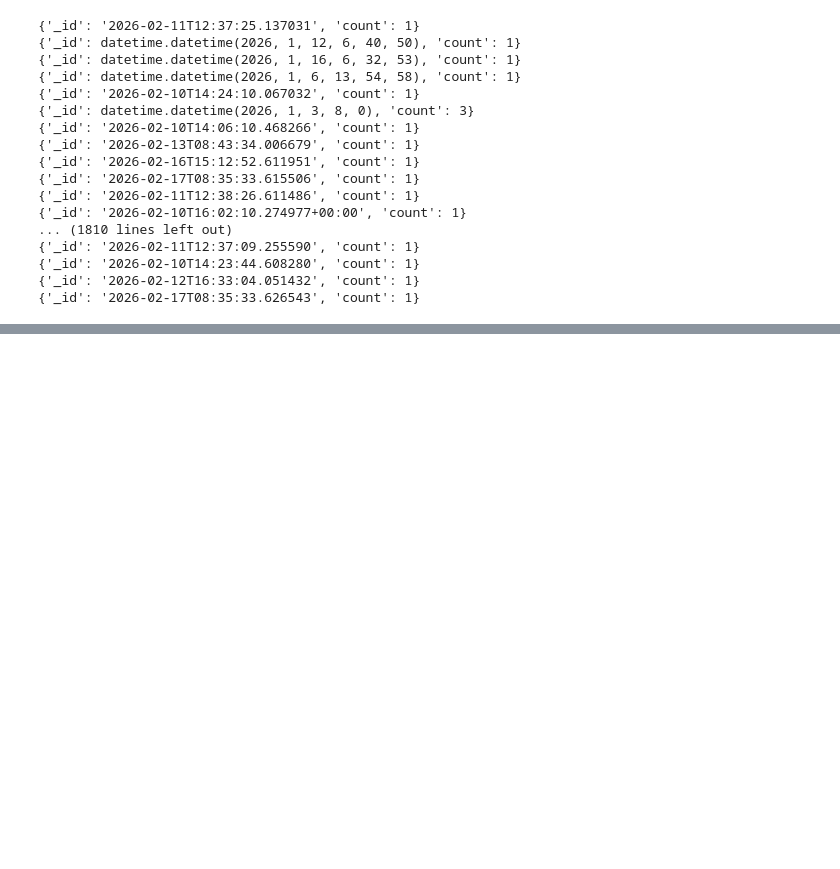
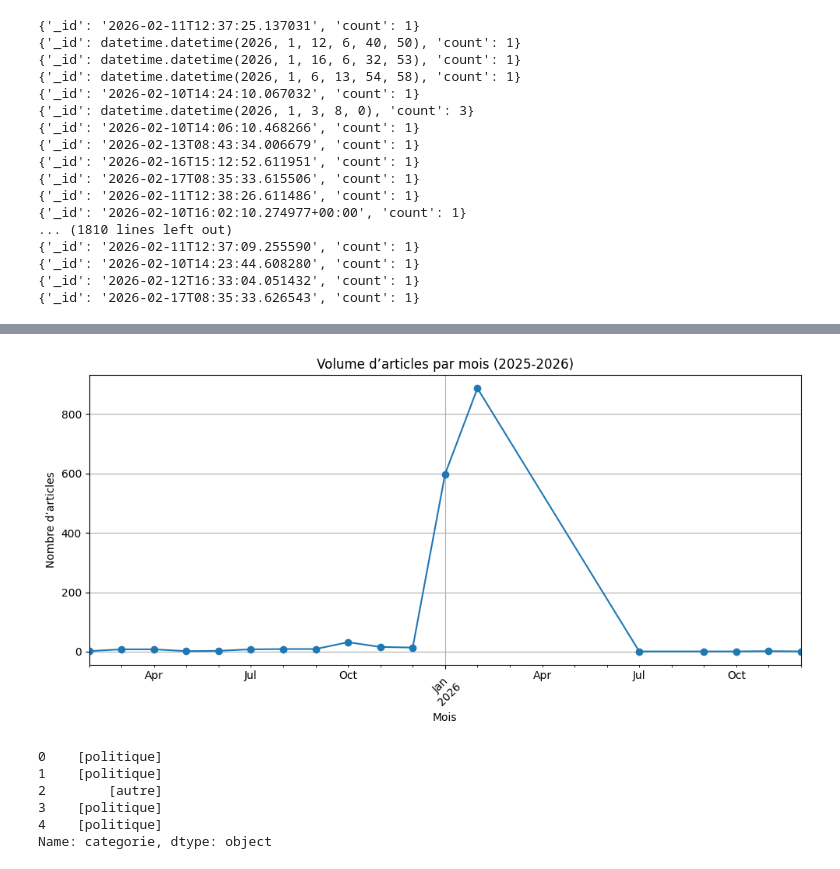
Before and after one commit to hents8/veille_media_mada, a Jupyter notebook: notebooks/data_analyse.ipynb, the cells around one changed output, grey strips where cells are left out. Saved outputs shown, nothing was run; the diff lists cells and outputs as text; code cells hidden in the pictures; blank space fills up the shorter version.

```diff
--- a/notebooks/data_analyse.ipynb
+++ b/notebooks/data_analyse.ipynb
@@ -636,0 +555,19 @@ for r in result:
+# %%
+volume_mois = df_filtre.groupby(
+    df_filtre["date_publication"].dt.to_period("M")
+).size()
+
+plt.figure(figsize=(10,5))
+volume_mois.plot(marker='o')
+
+plt.title("Volume d’articles par mois (2025-2026)")
+plt.xlabel("Mois")
+plt.ylabel("Nombre d’articles")
+
+plt.xticks(rotation=45)
+plt.grid(True)
+plt.tight_layout()
+
+plt.show()
+# %% [output]
+[figure, added]
@@ -636,0 +576,9 @@ for r in result:
+# %%
+df["categorie"].head()
+# %% [output]
+0    [politique]
+1    [politique]
+2        [autre]
+3    [politique]
+4    [politique]
+Name: categorie, dtype: object
```
Also changed, not shown: parts of 42 cells of this notebook, 5 other files.
